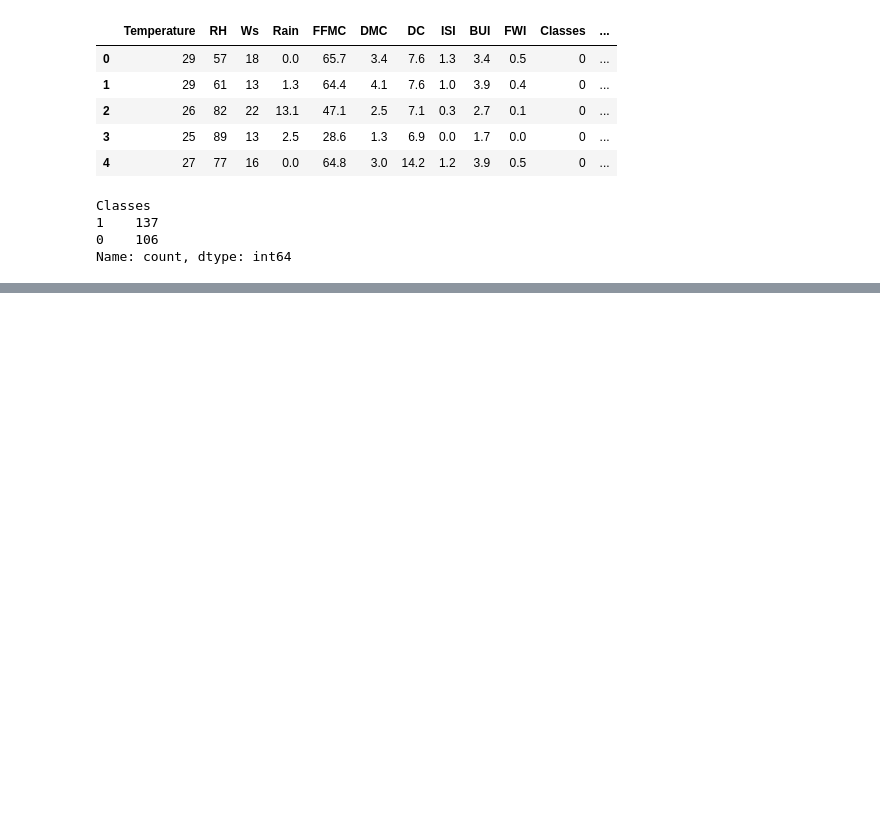
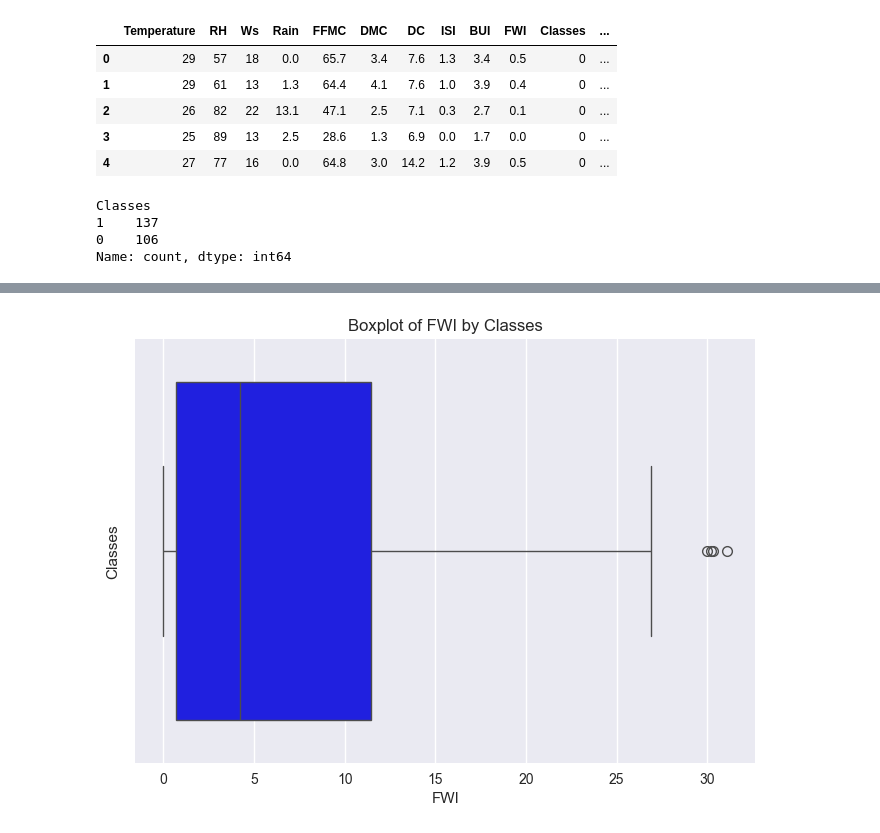
Before and after one commit to mayank-kumar03/Machine-Learning, a Jupyter notebook: Regression/data_cleaning.ipynb, the cells around one changed output, grey strips where cells are left out. Cells and saved outputs as stored; diff of their text form; code cells hidden in the pictures; blank space fills up the shorter version.

```diff
--- a/Regression/data_cleaning.ipynb
+++ b/Regression/data_cleaning.ipynb
@@ -263,0 +310,8 @@ Name: count, dtype: int64
+# %%
+sns.boxplot(df['FWI'],color='blue',orient='h')
+plt.title('Boxplot of FWI by Classes')
+plt.xlabel('FWI')
+plt.ylabel('Classes')
+plt.show()
+# %% [output]
+[figure, added]
```
Also changed, not shown: parts of 7 cells of this notebook, 2 other files.
